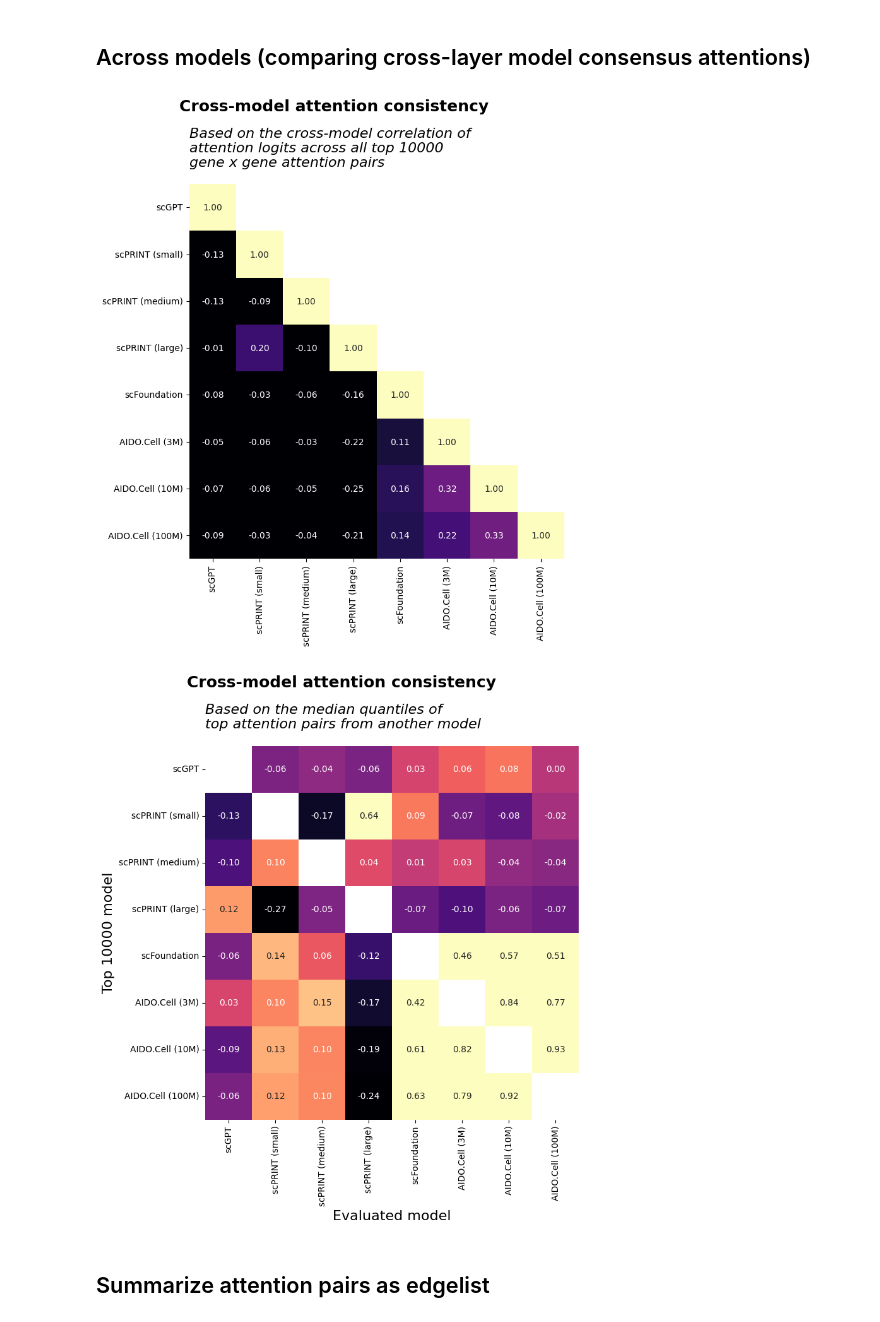
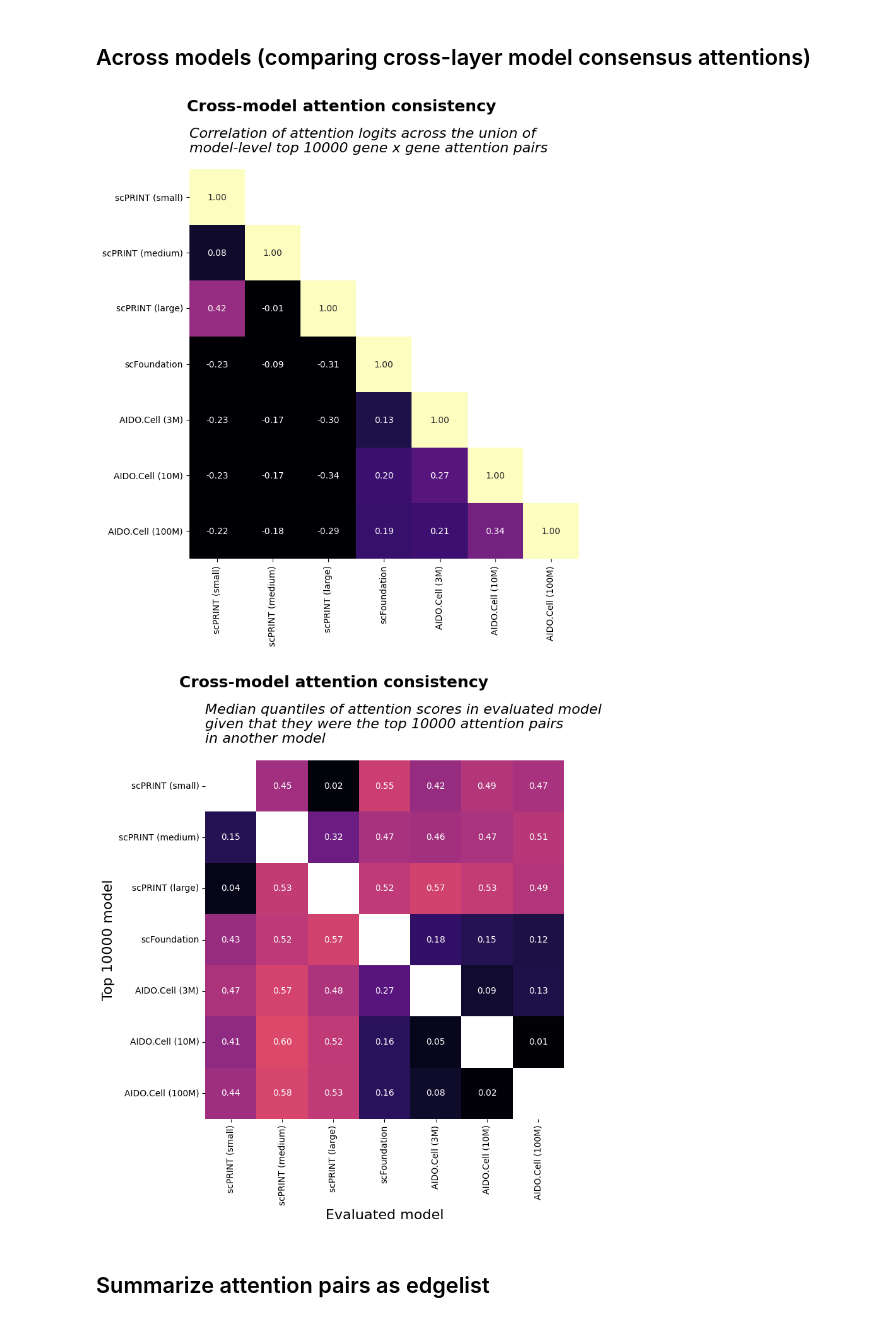
Before and after one commit to napistu/napistu-scrapyard, a Jupyter notebook: applications/foundation_models/compare_embeddings.ipynb, the cells around one changed output. Drawn from its saved outputs; the diff is of its cells as text; code cells hidden in the pictures.

Commit message:
extending analysis so it works across a set of expression embeddings

```diff
--- a/applications/foundation_models/compare_embeddings.ipynb
+++ b/applications/foundation_models/compare_embeddings.ipynb
@@ -63,3 +209,0 @@ model_prefixes = [_get_disk_name(model_name, model_variant) for model_name, mode
-# %%
-# load each model's weights, gene annotations, and model metadata
-models = FoundationModels.load_multiple(OUTPUT_DIR, model_prefixes)
@@ -249,0 +286,13 @@ INFO:napistu_torch.load.foundation_models:Found 744 common genes across 8 embedd
+# %%
+# aggregate comparisons
+category_summaries = dict()
+for run_category, run_include_scgpt in runs:
+
+    if INCLUDE_SCGPT and not run_include_scgpt:
+        continue
+
+    cache_path = get_cache_path(EMBEDDING_DATASET, run_category, run_include_scgpt)
+    category_comparisons = load_pickle(cache_path)
+
+    validate_results_against_current_settings(category_comparisons, TOP_K, CONSENSUS_METHOD, BY_ABSOLUTE_VALUE, IGNORE_SELF_ATTENTION, model_order)
+    category_summaries[run_category] = load_pickle(cache_path)
@@ -646,18 +767,9 @@ max_cross_model_layer_agreement
 # %%
-consensus_top_k = comparisons["cross_model_consensus_top_attentions"]
-
-wide_consensus_top_k = (
-    consensus_top_k.pivot(index = ["from_gene", "to_gene"], columns = "model", values = "attention")
-    .reindex(columns=model_order)
-)
-
-cross_model_attention_corr = compute_correlation_matrix(wide_consensus_top_k.to_numpy())
-
 plot_heatmap(
     cross_model_attention_corr,
-    row_labels = wide_consensus_top_k.columns.tolist(),
+    row_labels = consensus_top_k["model"].unique(),
     suptitle="Cross-model attention consistency",
-    title=f"Based on the cross-model correlation of\nattention logits across all top {TOP_K}\ngene x gene attention pairs",
+    title=f"Correlation of attention logits across the union of\nmodel-level top {TOP_K} gene x gene attention pairs",
     cmap='magma',
     cbar=False,
     fmt='.2f',
@@ -676,4 +788,4 @@ plot_heatmap(
 
 plt.show()
 # %% [output]
-[figure, old version]
+[figure, new version]
@@ -705,32 +792,43 @@ conditional_quantiles = (0.5 + -1 * raw_conditional_quantiles)*2
 # %%
+conditional_quantiles = (
+    comparisons["cross_model_consensus_top_attentions_rank_agreement"]
+    .pivot_table(
+        index = ["query_model"],
+        columns = ["eval_model"],
+        values = "median_quantile",
+        aggfunc = "median"
+    )
+    .reindex(index=model_order, columns=model_order)
+)
+
 plot_heatmap(
     conditional_quantiles,
-    row_labels = raw_conditional_quantiles.columns.tolist(),
-    column_labels = raw_conditional_quantiles.index.tolist(),
+    row_labels = conditional_quantiles.columns.tolist(),
+    column_labels = conditional_quantiles.index.tolist(),
     suptitle=f"Cross-model attention consistency",
-    title=f"Based on the median quantiles of\ntop attention pairs from another model",
+    title=f"Median quantiles of attention scores in evaluated model\ngiven that they were the top {TOP_K} attention pairs\nin another model",
     xlabel = "Evaluated model",
     ylabel = f"Top {TOP_K} model",
     cmap='magma',
     cbar=False,
     fmt='.2f',
-    vmax=0.2,
-    vmin=-0.2,
+    vmax=1,
+    vmin=0,
     cbar_label='Rank aggreement',
     mask_upper_triangle=False,
     annot=True,
     square=True,
     suptitle_size=18,
     title_size=16,
     axis_title_size=16,
     title_fontstyle="italic",
     title_fontweight="normal",
     figsize=(9, 9)
 )
 
 plt.show()
 # %% [output]
-[figure, old version]
+[figure, new version]
 # %% [markdown]
 ## Summarize attention pairs as edgelist
 # %%
```
Also changed, not shown: parts of 48 cells of this notebook.
